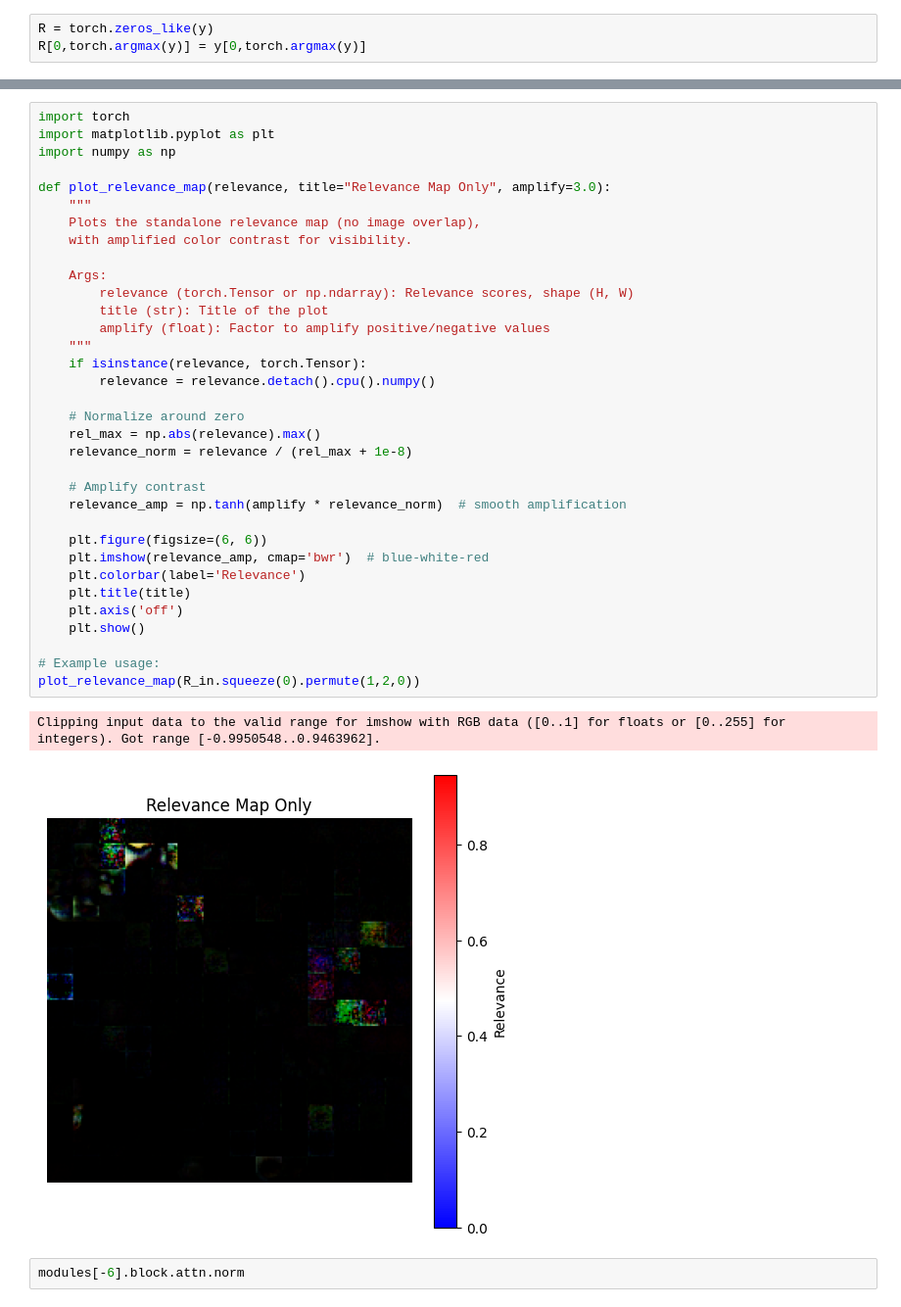
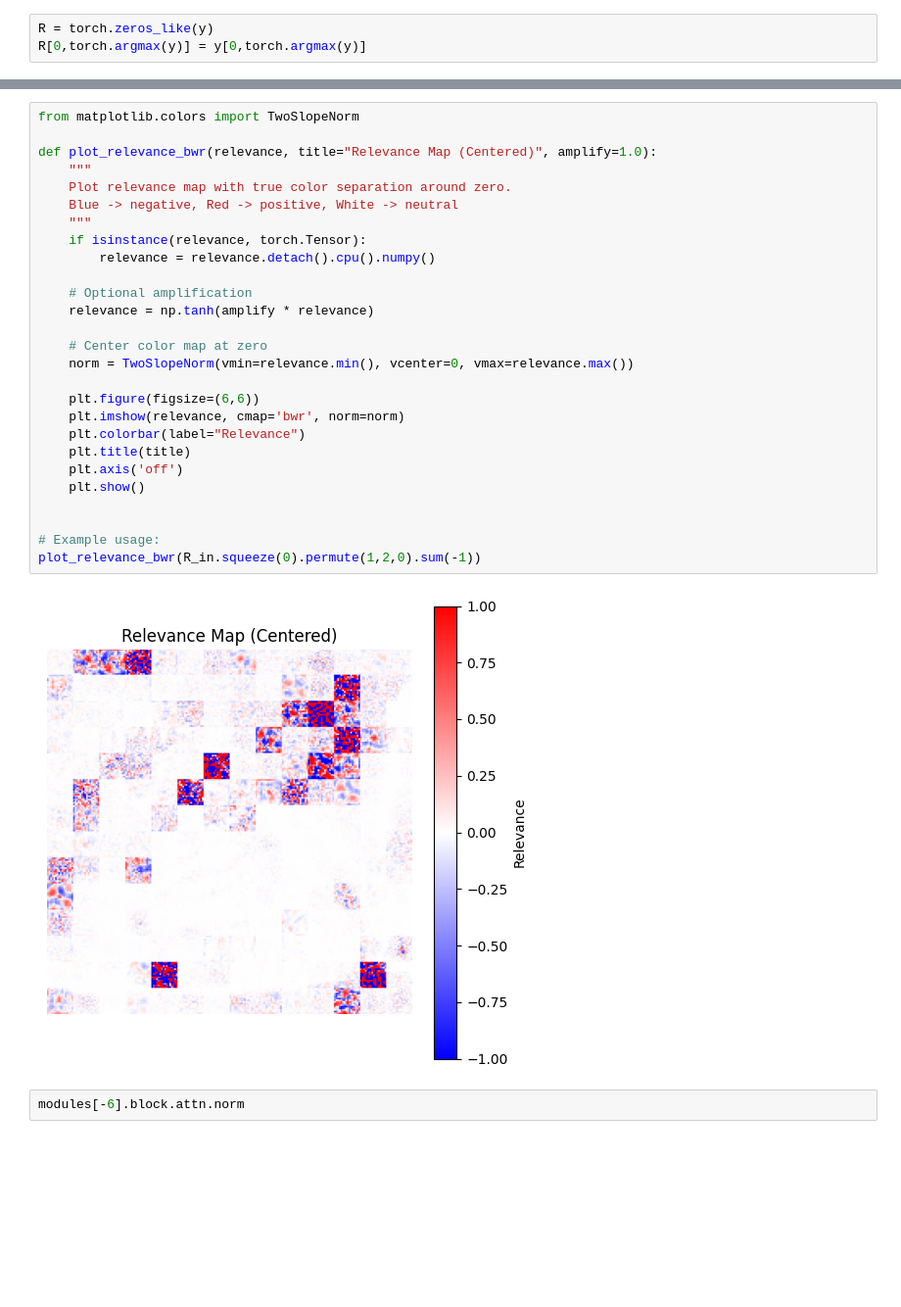
Before and after one commit to SanjithKumar2/Vis-Mechanistic-Interp, a Jupyter notebook: vit_lrp_without_autograd.ipynb, the cells around one changed output, grey strips where cells are left out. Shown at 98% size. Cells and saved outputs as stored; diff of their text form; blank space fills up the shorter version.

Commit message:
relevance not maintained

```diff
--- a/vit_lrp_without_autograd.ipynb
+++ b/vit_lrp_without_autograd.ipynb
@@ -534,40 +638,32 @@ Clipping input data to the valid range for imshow with RGB data ([0..1] for floa
 # %%
-import torch
-import matplotlib.pyplot as plt
-import numpy as np
+from matplotlib.colors import TwoSlopeNorm
 
-def plot_relevance_map(relevance, title="Relevance Map Only", amplify=3.0):
+def plot_relevance_bwr(relevance, title="Relevance Map (Centered)", amplify=1.0):
     """
-    Plots the standalone relevance map (no image overlap),
-    with amplified color contrast for visibility.
-
-    Args:
-        relevance (torch.Tensor or np.ndarray): Relevance scores, shape (H, W)
-        title (str): Title of the plot
-        amplify (float): Factor to amplify positive/negative values
+    Plot relevance map with true color separation around zero.
+    Blue -> negative, Red -> positive, White -> neutral
     """
     if isinstance(relevance, torch.Tensor):
         relevance = relevance.detach().cpu().numpy()
 
-    # Normalize around zero
-    rel_max = np.abs(relevance).max()
-    relevance_norm = relevance / (rel_max + 1e-8)
+    # Optional amplification
+    relevance = np.tanh(amplify * relevance)
 
-    # Amplify contrast
-    relevance_amp = np.tanh(amplify * relevance_norm)  # smooth amplification
+    # Center color map at zero
+    norm = TwoSlopeNorm(vmin=relevance.min(), vcenter=0, vmax=relevance.max())
 
-    plt.figure(figsize=(6, 6))
-    plt.imshow(relevance_amp, cmap='bwr')  # blue-white-red
-    plt.colorbar(label='Relevance')
+    plt.figure(figsize=(6,6))
+    plt.imshow(relevance, cmap='bwr', norm=norm)
+    plt.colorbar(label="Relevance")
     plt.title(title)
     plt.axis('off')
     plt.show()
 
+
 # Example usage:
-plot_relevance_map(R_in.squeeze(0).permute(1,2,0))
+plot_relevance_bwr(R_in.squeeze(0).permute(1,2,0).sum(-1))
 # %% [output]
-Clipping input data to the valid range for imshow with RGB data ([0..1] for floats or [0..255] for integers). Got range [-0.9950548..0.9463962].
-[figure, old version]
+[figure, new version]
 # %%
 modules[-6].block.attn.norm
 # %% [output]
```
Also changed, not shown: parts of 24 cells of this notebook.
